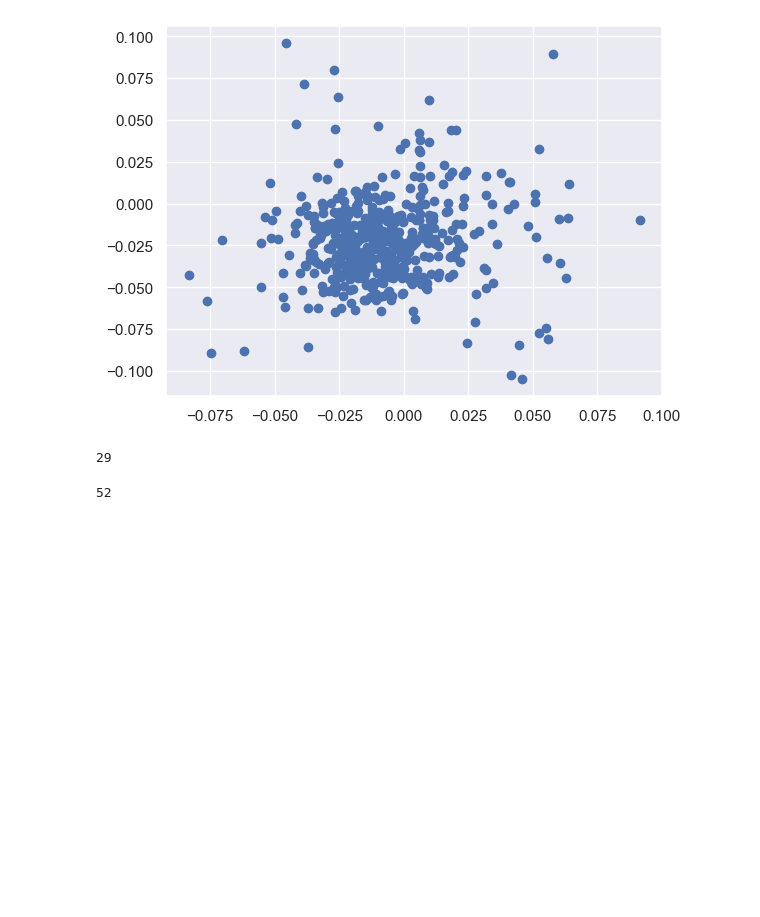
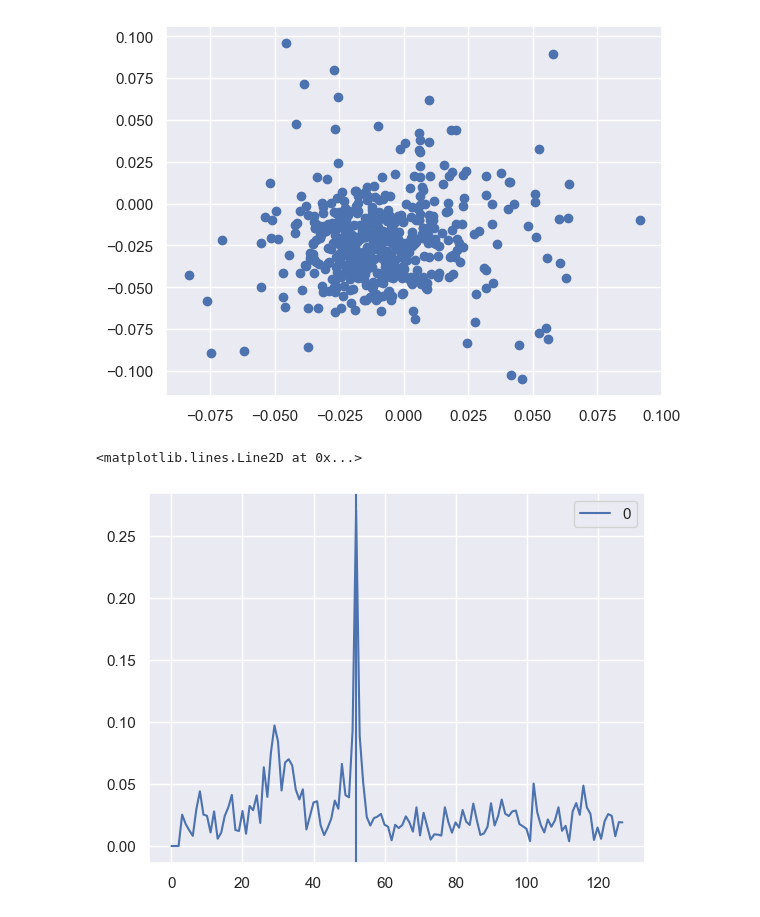
Before and after one commit to settlermine/jinr_practice, a Jupyter notebook: settlermine.ipynb, the cells around one changed output. Saved outputs shown, nothing was run; the diff lists cells and outputs as text; code cells hidden in the pictures; blank space fills up the shorter version.

```diff
--- a/settlermine.ipynb
+++ b/settlermine.ipynb
@@ -87,12 +87,16 @@ def get_mass_center_positions(summary_resonace: np.ndarray, difference_resonance
 
     return mass_center_positions
 # %%
-def find_velocity(coordinate_vector, empiric_coefficient, data_length=256, skip_coefficient=3):
+def get_frequences(coordinate_vector, data_length=256, skip_coefficient=3):
     fourier_transformed_vector = scipy.fft.fft(np.array(coordinate_vector)[:data_length]) / data_length
-    sliced_fourier_transformed_vector = np.concatenate([np.zeros(skip_coefficient), fourier_transformed_vector[3: int(empiric_coefficient*data_length)]])
-    impulse = np.argmax(np.abs(sliced_fourier_transformed_vector))
-    velocity = impulse / data_length
-    return velocity
+    sliced_fourier_transformed_vector = np.concatenate([np.zeros(skip_coefficient), fourier_transformed_vector[3: data_length // 2]])
+    frequences = np.abs(sliced_fourier_transformed_vector)
+    return frequences
+# %%
+def find_main_frequence_index(frequences, slice_percentage=1, data_length=256, normed=False):
+    main_frequence = np.argmax(frequences[:int(slice_percentage * data_length)])
+    if normed: main_frequence = main_frequence / data_length
+    return main_frequence
 # %%
 offset = 8 * 6300 // 2 // 4
 len_data = 4 * 1024**2 // 4
@@ -131,14 +135,12 @@ plt.scatter(x, y)
 # %% [output]
 <matplotlib.collections.PathCollection at 0x...>
 [figure]
-# %%
-find_velocity(x, 0.2)
-# %% [output]
-29
-# %%
-find_velocity(y, 0.5)
-# %% [output]
-52
 # %%
 A_x = 64
 A_y = 33
+# %%
+pd.DataFrame(f:=get_frequences(A_y * y)).plot()
+plt.axvline(find_main_frequence_index(f))
+# %% [output]
+<matplotlib.lines.Line2D at 0x...>
+[figure, added]
```
